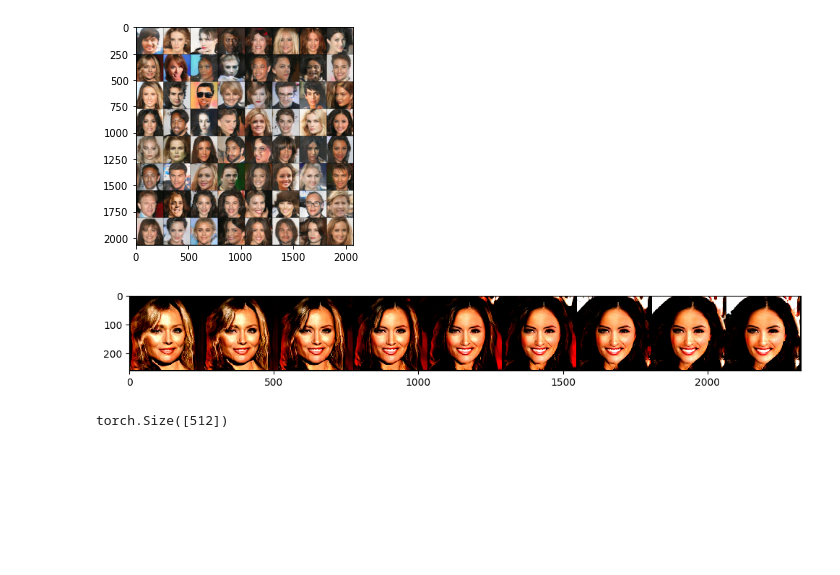
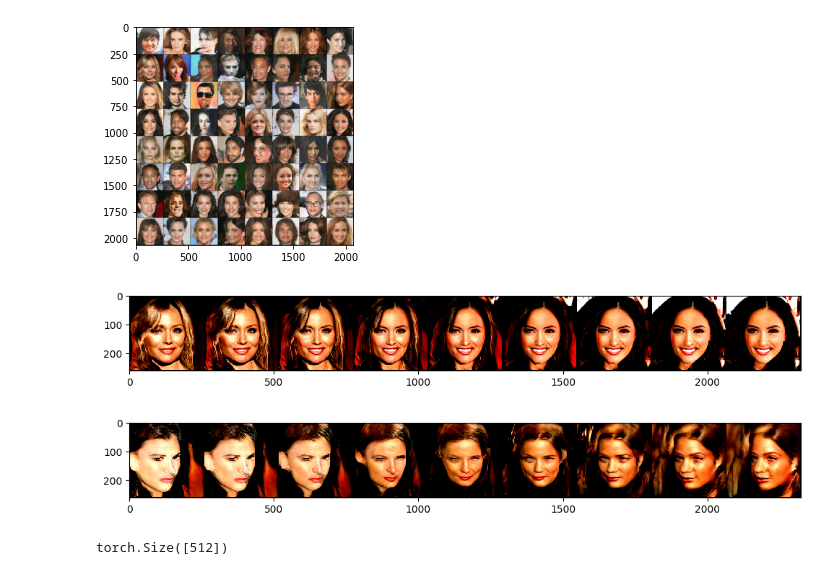
Before and after one commit to George0828Zhang/gradient-origin-morph, a Jupyter notebook: PGAN.ipynb, the cells around one changed output. Drawn from its saved outputs; the diff is of its cells as text; code cells hidden in the pictures; blank space fills up the shorter version.

```diff
--- a/PGAN.ipynb
+++ b/PGAN.ipynb
@@ -60,6 +60,30 @@ show(make_grid(final_GAN.clamp(min=-1, max=1), scale_each=True,
         range=(0.,1.)))
 # %% [output]
 [figure]
+# %%
+src_img_idx = 27
+target_img_idx = 23
+
+noise1 = noise[src_img_idx]
+noise2 = noise[target_img_idx]
+out_GAN = []
+L = 9
+for t in np.linspace(0,1,L):
+    t = float(t)  # cast numpy object to primative type
+    z_inter = torch.tensor([(1-t)*a + t*b for a,b in zip(noise1, noise2)])
+    GAN_image = model.test(z_inter.unsqueeze(0))
+
+    GAN_image = GAN_image.numpy().clip(-0.5, 0.5) + 0.5
+    out_GAN.append(GAN_image)
+
+img_size = (256,256)
+final_GAN = torch.stack([torch.Tensor(im).reshape(3,*img_size) for im in out_GAN])
+show(make_grid(final_GAN.clamp(min=-1, max=1), scale_each=True,
+        normalize=True,
+        nrow=L,
+        range=(0.,1.)))
+# %% [output]
+[figure, added]
 # %%
 import torch.nn.functional as F
 # %%
```
Also changed, not shown: parts of 16 cells of this notebook.
